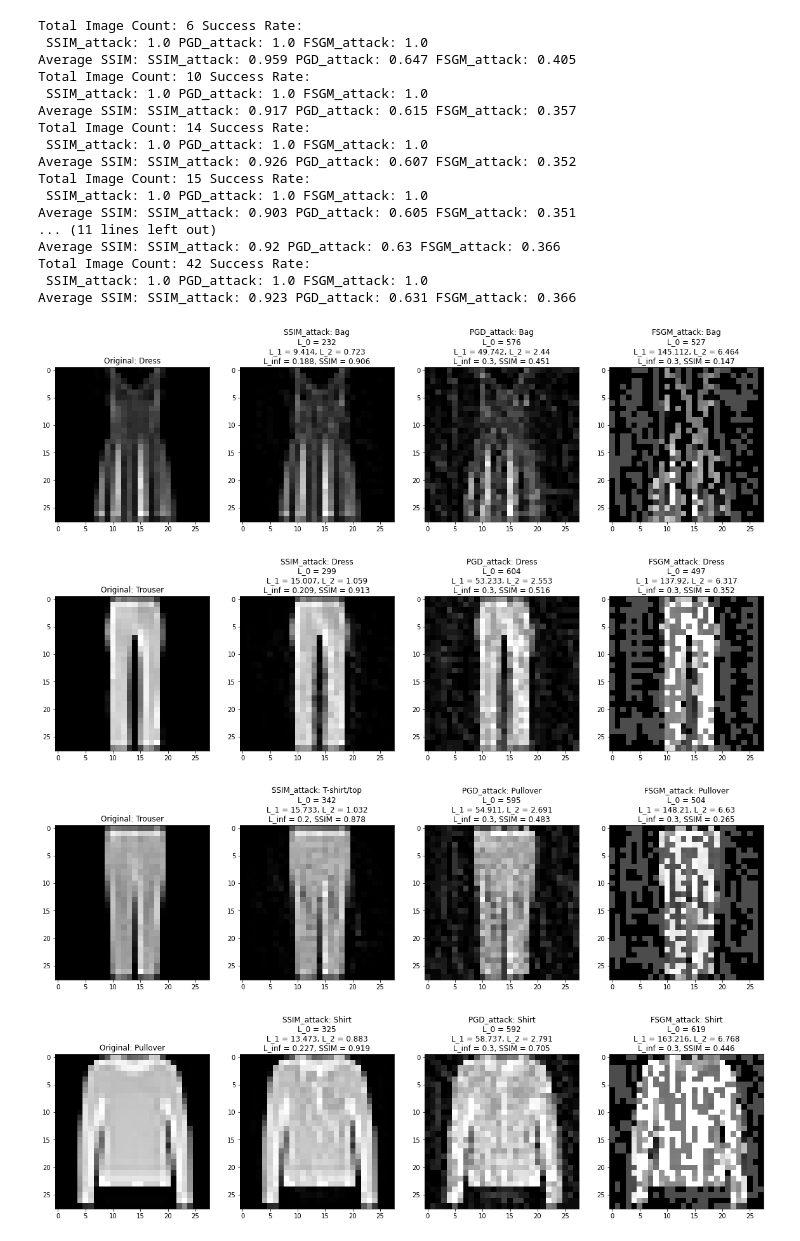
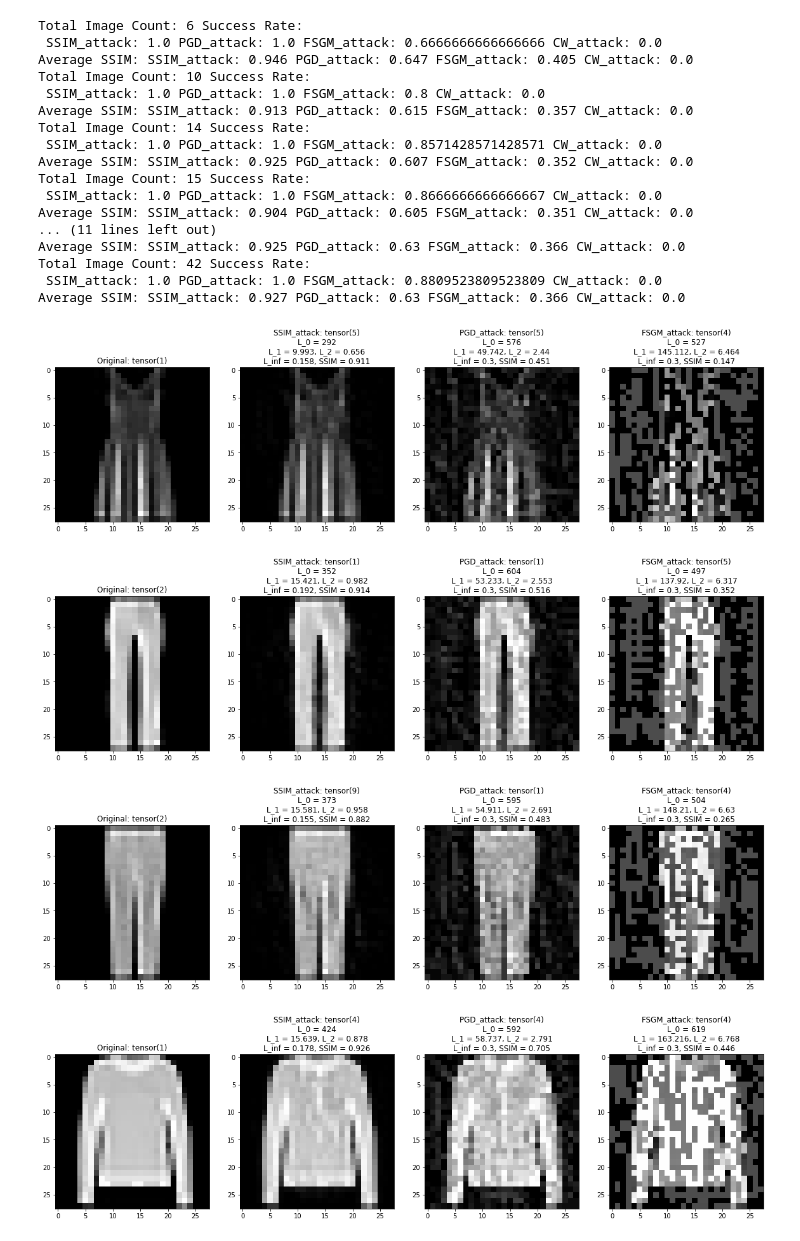
Before and after one commit to 19reborn/Attack-with-high-image-qualilty, a Jupyter notebook: SSIM Loss---FashionMNIST TEST.ipynb, the cells around one changed output. Saved outputs shown, nothing was run; the diff lists cells and outputs as text; code cells hidden in the pictures.

Commit message:
cw attack and neighbors variation

```diff
--- a/SSIM Loss---FashionMNIST TEST.ipynb
+++ b/SSIM Loss---FashionMNIST TEST.ipynb
@@ -125,12 +125,21 @@ class My_loss(nn.Module):
     def __init__(self):
         super().__init__()
 
-    def forward(self, x, delta, y, images, lam):
+    def forward(self, x, delta, y, images, lam1 , lam2 ):
         mask = torch.ones_like(x).scatter_(1, y.unsqueeze(1), 0.)
         rest = x[mask.bool()].view(x.size(0), x.size(1) - 1)
         xx = torch.tensor(range(x.size(0)))
         f = torch.nn.ReLU()
-        return torch.mean(f(x[xx, y] - torch.max(rest, 1)[0] + K) + lam *(1 - (pytorch_ssim.ssim(images,images+delta))))
+        loss_attack = 1*f(x[xx, y] - torch.max(rest, 1)[0] + K)
+        #print(loss_attack)
+        loss_ssim = 0.01*lam1 *(1 - (pytorch_ssim.ssim(images,images+delta)))
+        #loss_L_inf = 0.1*lam2 * (torch.max(torch.abs(delta)))
+        loss_L_2 = 0.5*lam2 * torch.dist(images,images+delta ,p=2)
+        img = images+delta
+        loss_var = 500*(torch.norm(img[:,:,1:,:] - img[:,:,:-1,:])+torch.norm(img[:,:,:,1:] - img[:,:,:,:-1]))/(images.size(0)*images.size(1)*images.size(2)*images.size(3))
+        #print(loss_var)
+        #loss_var = 100* (torch.norm(torch.Tensor(np.gradient((images+delta).detach().cpu().numpy(),axis=(2,3))))/(images.size(0)*images.size(1)*images.size(2)*images.size(3))).to(device)
+        return torch.mean(loss_attack + loss_ssim + loss_L_2)+loss_var
         #return torch.mean(f(x[xx, y] - torch.max(rest, 1)[0] + K) + lam *(eps + torch.max(delta)))
 # %%
 def PGD_attack_MyLoss(net, images, labels, eps, step_size):
@@ -217,9 +301,11 @@ model.eval()
 success_N = 0
 success_C = 0
 success_F = 0
+success_cw = 0
 SSIM_N_total = 0
 SSIM_C_total = 0
 SSIM_F_total = 0
+SSIM_cw_total = 0
 total = 0
 pred_suc = 0
 attpre_suc = 0
@@ -232,11 +318,12 @@ for images, labels in test_loader:
     _, ori_preds = torch.max(outputs_N, 1)   #original outputs
     index = np.arange(labels.size(0))
     # print(labels.size())
-    index = index[ori_preds == labels]
+    index = index[ori_preds.cpu() == labels.cpu()]
     # print(images.size())
     images = images[index]
     labels = labels[index]
 
+    #print(images.size())
     # SSIM_attack
     att_images_N, deltas = PGD_attack_MyLoss(model, images, labels, eps, step_size)
     att_outputs_N = model(att_images_N)
@@ -255,71 +342,87 @@ for images, labels in test_loader:
     # FSGM_attack
     att_images_F = fsgm_attack(model, images, labels, eps = eps)
     att_outputs_F = model(att_images_F)
-    _, att_preds_F = torch.max(att_outputs_C.data, 1)
+    _, att_preds_F = torch.max(att_outputs_F.data, 1)
     success_F += (labels != att_preds_F).sum().item()
-
+    '''
+    # CW_attack
+    att_images_cw, L_inf_cw = cw_l2_attack(model, images, labels, targeted=False, c=40)
+    att_outputs_cw = model(att_images_cw)
+    _, att_preds_cw = torch.max(att_outputs_cw.data, 1)
+    success_cw += (labels != att_preds_cw).sum().item()
+    '''
     # Display Result
     total += labels.size(0)
     for i in range (0, images.size()[0]):
         SSIM_N = pytorch_ssim.ssim(images[i].unsqueeze(0),att_images_N[i].unsqueeze(0)).item()
         SSIM_C = pytorch_ssim.ssim(images[i].unsqueeze(0),att_images_C[i].unsqueeze(0)).item()
         SSIM_F = pytorch_ssim.ssim(images[i].unsqueeze(0),att_images_F[i].unsqueeze(0)).item()
+        #SSIM_cw = pytorch_ssim.ssim(images[i].unsqueeze(0),att_images_cw[i].unsqueeze(0)).item()
         SSIM_N_total += SSIM_N
         SSIM_C_total += SSIM_C
         SSIM_F_total += SSIM_F
+        #SSIM_cw_total += SSIM_cw
         if(batch_num % 10 == 0):
             l0_N = l0(images[i], att_images_N[i])
             l0_C = l0(images[i], att_images_C[i])
             l0_F = l0(images[i], att_images_F[i])
+            #l0_cw = l0(images[i], att_images_cw[i])
             l1_N = l1(images[i], att_images_N[i])
             l1_C = l1(images[i], att_images_C[i])
             l1_F = l1(images[i], att_images_F[i])
+            #l1_cw = l1(images[i], att_images_cw[i])
             l2_N = l2(images[i], att_images_N[i])
             l2_C = l2(images[i], att_images_C[i])
             l2_F = l2(images[i], att_images_F[i])
+            #l2_cw = l2(images[i], att_images_cw[i])
             imglist = []
             imglist.append(torchvision.utils.make_grid(images[i].data, normalize=True))
             imglist.append(torchvision.utils.make_grid(att_images_N[i].data, normalize=True))
             imglist.append(torchvision.utils.make_grid(att_images_C[i].data, normalize=True))
             imglist.append(torchvision.utils.make_grid(att_images_F[i].data, normalize=True))
+            #imglist.append(torchvision.utils.make_grid(att_images_cw[i].data, normalize=True))
             labellist = []
-            labellist.append("Original: " + str(test_dataset.classes[labels[i]]))
-            labellist.append("SSIM_attack: " + str(test_dataset.classes[att_preds_N[i]])
+            labellist.append("Original: " + str(test_dataset.test_labels[labels[i]]))
+            labellist.append("SSIM_attack: " + str(test_dataset.test_labels[att_preds_N[i]])
                         + '\n' + "L_0 = " + str(round(l0_N, 3)) + '\n' + "L_1 = " + str(round(l1_N,3)) + ", L_2 = " + str(round(l2_N,3))
                         + '\n' + 'L_inf = ' + str(round(deltas[i],3)) + ', SSIM = ' + str(round(SSIM_N,3)))
-            labellist.append("PGD_attack: " +str(test_dataset.classes[att_preds_C[i]])
+            labellist.append("PGD_attack: " +str(test_dataset.test_labels[att_preds_C[i]])
                         + '\n' + "L_0 = " + str(round(l0_C, 3)) + '\n' + "L_1 = " + str(round(l1_C,3)) + ", L_2 = " + str(round(l2_C,3))
                         + '\n' + 'L_inf = ' + str(0.3) + ', SSIM = ' + str(round(SSIM_C, 3)))
-            labellist.append("FSGM_attack: " +str(test_dataset.classes[att_preds_F[i]])
+            labellist.append("FSGM_attack: " +str(test_dataset.test_labels[att_preds_F[i]])
                         + '\n' + "L_0 = " + str(round(l0_F, 3)) + '\n' + "L_1 = " + str(round(l1_F,3)) + ", L_2 = " + str(round(l2_F,3))
                         + '\n' + 'L_inf = ' + str(0.3) + ', SSIM = ' + str(round(SSIM_F, 3)))
+            #labellist.append("CW_attack: " +str(test_dataset.test_labels[att_preds_cw[i]])
+            #            + '\n' + "L_0 = " + str(round(l0_cw, 3)) + '\n' + "L_1 = " + str(round(l1_cw,3)) + ", L_2 = " + str(round(l2_cw,3))
+            #            + '\n' + 'L_inf = ' + str(round(L_inf_cw[i],3)) + ', SSIM = ' + str(round(SSIM_cw, 3)))
             multi_imshow(imglist, labellist)
     print("Total Image Count:", total,"Success Rate:\n",
-              "SSIM_attack:", success_N / total, "PGD_attack:", success_C / total, "FSGM_attack:", success_F / total)
+              "SSIM_attack:", success_N / total, "PGD_attack:", success_C / total, "FSGM_attack:", success_F / total,
+              "CW_attack:", success_cw / total)
     print("Average SSIM: SSIM_attack:",round(SSIM_N_total/total,3), "PGD_attack:",round(SSIM_C_total/total,3)
-         ,"FSGM_attack:",round(SSIM_F_total/total,3))
+         ,"FSGM_attack:",round(SSIM_F_total/total,3),"CW_attack:",round(SSIM_cw_total/total,3))
     if(batch_num >=  100):
         break
 # %% [output]
 Total Image Count: 6 Success Rate:
- SSIM_attack: 1.0 PGD_attack: 1.0 FSGM_attack: 1.0
-Average SSIM: SSIM_attack: 0.959 PGD_attack: 0.647 FSGM_attack: 0.405
+ SSIM_attack: 1.0 PGD_attack: 1.0 FSGM_attack: 0.6666666666666666 CW_attack: 0.0
+Average SSIM: SSIM_attack: 0.946 PGD_attack: 0.647 FSGM_attack: 0.405 CW_attack: 0.0
 Total Image Count: 10 Success Rate:
- SSIM_attack: 1.0 PGD_attack: 1.0 FSGM_attack: 1.0
-Average SSIM: SSIM_attack: 0.917 PGD_attack: 0.615 FSGM_attack: 0.357
+ SSIM_attack: 1.0 PGD_attack: 1.0 FSGM_attack: 0.8 CW_attack: 0.0
+Average SSIM: SSIM_attack: 0.913 PGD_attack: 0.615 FSGM_attack: 0.357 CW_attack: 0.0
 Total Image Count: 14 Success Rate:
- SSIM_attack: 1.0 PGD_attack: 1.0 FSGM_attack: 1.0
-Average SSIM: SSIM_attack: 0.926 PGD_attack: 0.607 FSGM_attack: 0.352
+ SSIM_attack: 1.0 PGD_attack: 1.0 FSGM_attack: 0.8571428571428571 CW_attack: 0.0
+Average SSIM: SSIM_attack: 0.925 PGD_attack: 0.607 FSGM_attack: 0.352 CW_attack: 0.0
 Total Image Count: 15 Success Rate:
- SSIM_attack: 1.0 PGD_attack: 1.0 FSGM_attack: 1.0
-Average SSIM: SSIM_attack: 0.903 PGD_attack: 0.605 FSGM_attack: 0.351
+ SSIM_attack: 1.0 PGD_attack: 1.0 FSGM_attack: 0.8666666666666667 CW_attack: 0.0
+Average SSIM: SSIM_attack: 0.904 PGD_attack: 0.605 FSGM_attack: 0.351 CW_attack: 0.0
 ... (11 lines left out)
-Average SSIM: SSIM_attack: 0.92 PGD_attack: 0.63 FSGM_attack: 0.366
+Average SSIM: SSIM_attack: 0.925 PGD_attack: 0.63 FSGM_attack: 0.366 CW_attack: 0.0
 Total Image Count: 42 Success Rate:
- SSIM_attack: 1.0 PGD_attack: 1.0 FSGM_attack: 1.0
-Average SSIM: SSIM_attack: 0.923 PGD_attack: 0.631 FSGM_attack: 0.366
+ SSIM_attack: 1.0 PGD_attack: 1.0 FSGM_attack: 0.8809523809523809 CW_attack: 0.0
+Average SSIM: SSIM_attack: 0.927 PGD_attack: 0.63 FSGM_attack: 0.366 CW_attack: 0.0
-[figure, old version]
+[figure, new version]
-[figure, old version]
+[figure, new version]
 [figure]
-[figure, old version]
+[figure, new version]
 Total Image Count: 46 Success Rate:
```
Also changed, not shown: parts of 4 cells of this notebook, 28 other files.
